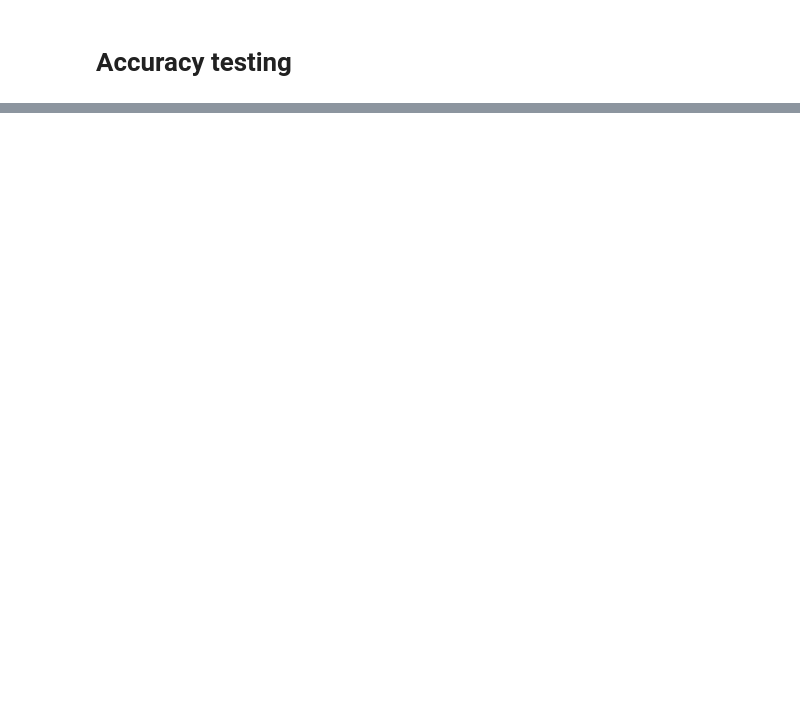
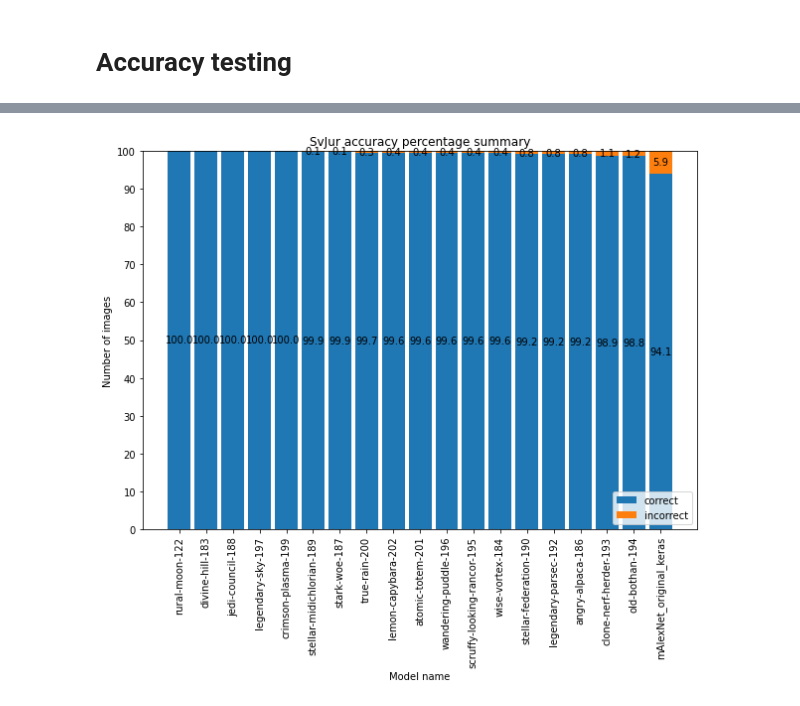
Before and after one commit to krockamichael/Extending-Parking-Occupancy-Detection-Model-for-Night-Lighting-and-Snowy-Weather-Conditions, a Jupyter notebook: DP.ipynb, the cells around one changed output, grey strips where cells are left out. Saved outputs shown, nothing was run; the diff lists cells and outputs as text; code cells hidden in the pictures; blank space fills up the shorter version.

```diff
--- a/DP.ipynb
+++ b/DP.ipynb
@@ -287,0 +473,5 @@ In Ubuntu as .py files.
+# %%
+SvJur_num_correct = [33375, 33518, 33273, 33653, 33655, 33655, 33376, 33655, 33535, 31666, 33237, 33656, 33514, 33607, 33377, 33625, 33542, 33517, 33513]
+create_accuracy_percentage_plot(SvJur_num_correct, SvJur_PATH, 'SvJur')
+# %% [output]
+[figure, added]
```
Also changed, not shown: parts of 49 cells of this notebook, 20 other files.
